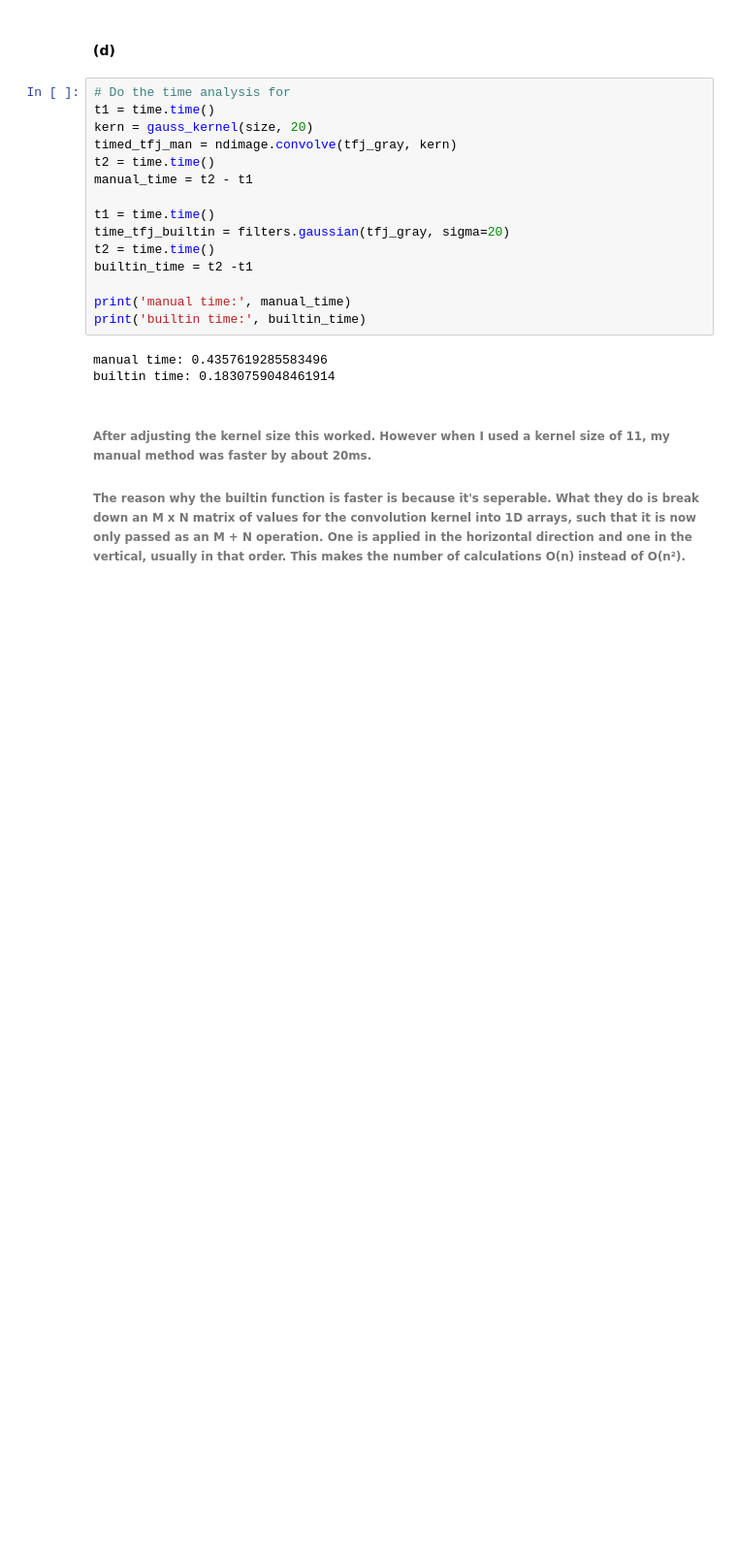
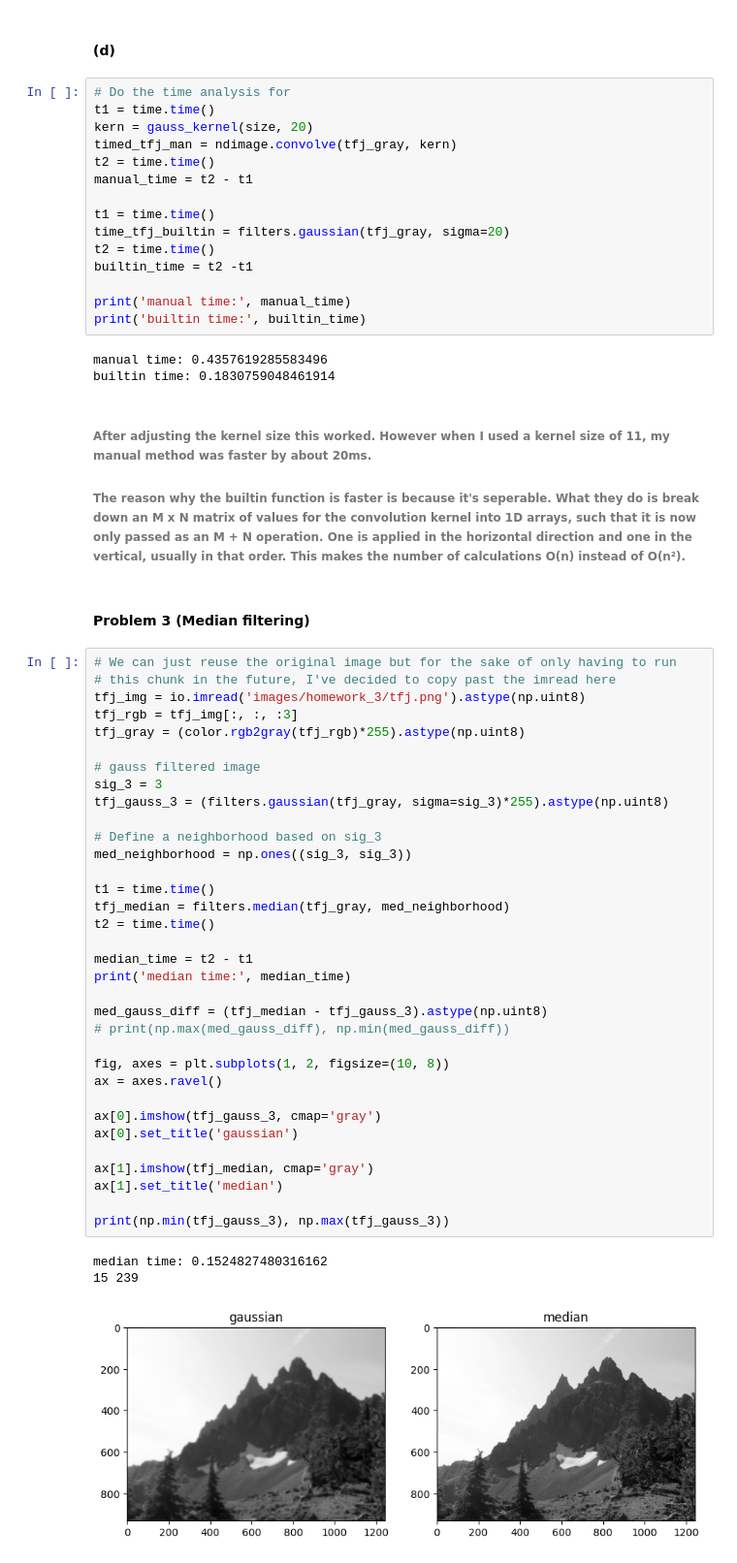
Before and after one commit to babrouse/image_analysis, a Jupyter notebook: homework/submitted/homework_3.ipynb, the cells around one changed output. Shown: that part at 97% size. Cells and saved outputs as stored; diff of their text form; blank space fills up the shorter version.

```diff
--- a/homework/submitted/homework_3.ipynb
+++ b/homework/submitted/homework_3.ipynb
@@ -197,3 +197,43 @@ builtin time: 0.1830759048461914
 # %% [markdown]
 ###### After adjusting the kernel size this worked. However when I used a kernel size of 11, my manual method was faster by about 20ms.
 ###### The reason why the builtin function is faster is because it's seperable. What they do is break down an M x N matrix of values for the convolution kernel into 1D arrays, such that it is now only passed as an M + N operation. One is applied in the horizontal direction and one in the vertical, usually in that order. This makes the number of calculations O(n) instead of O(n²).
+# %% [markdown]
+#### Problem 3 (Median filtering)
+# %%
+# We can just reuse the original image but for the sake of only having to run
+# this chunk in the future, I've decided to copy past the imread here
+tfj_img = io.imread('images/homework_3/tfj.png').astype(np.uint8)
+tfj_rgb = tfj_img[:, :, :3]
+tfj_gray = (color.rgb2gray(tfj_rgb)*255).astype(np.uint8)
+
+# gauss filtered image
+sig_3 = 3
+tfj_gauss_3 = (filters.gaussian(tfj_gray, sigma=sig_3)*255).astype(np.uint8)
+
+# Define a neighborhood based on sig_3
+med_neighborhood = np.ones((sig_3, sig_3))
+
+t1 = time.time()
+tfj_median = filters.median(tfj_gray, med_neighborhood)
+t2 = time.time()
+
+median_time = t2 - t1
+print('median time:', median_time)
+
+med_gauss_diff = (tfj_median - tfj_gauss_3).astype(np.uint8)
+# print(np.max(med_gauss_diff), np.min(med_gauss_diff))
+
+fig, axes = plt.subplots(1, 2, figsize=(10, 8))
+ax = axes.ravel()
+
+ax[0].imshow(tfj_gauss_3, cmap='gray')
+ax[0].set_title('gaussian')
+
+ax[1].imshow(tfj_median, cmap='gray')
+ax[1].set_title('median')
+
+print(np.min(tfj_gauss_3), np.max(tfj_gauss_3))
+# %% [output]
+median time: 0.1524827480316162
+15 239
+[figure, added]
```
Also changed, not shown: parts of 4 cells of this notebook, 1 other file.
